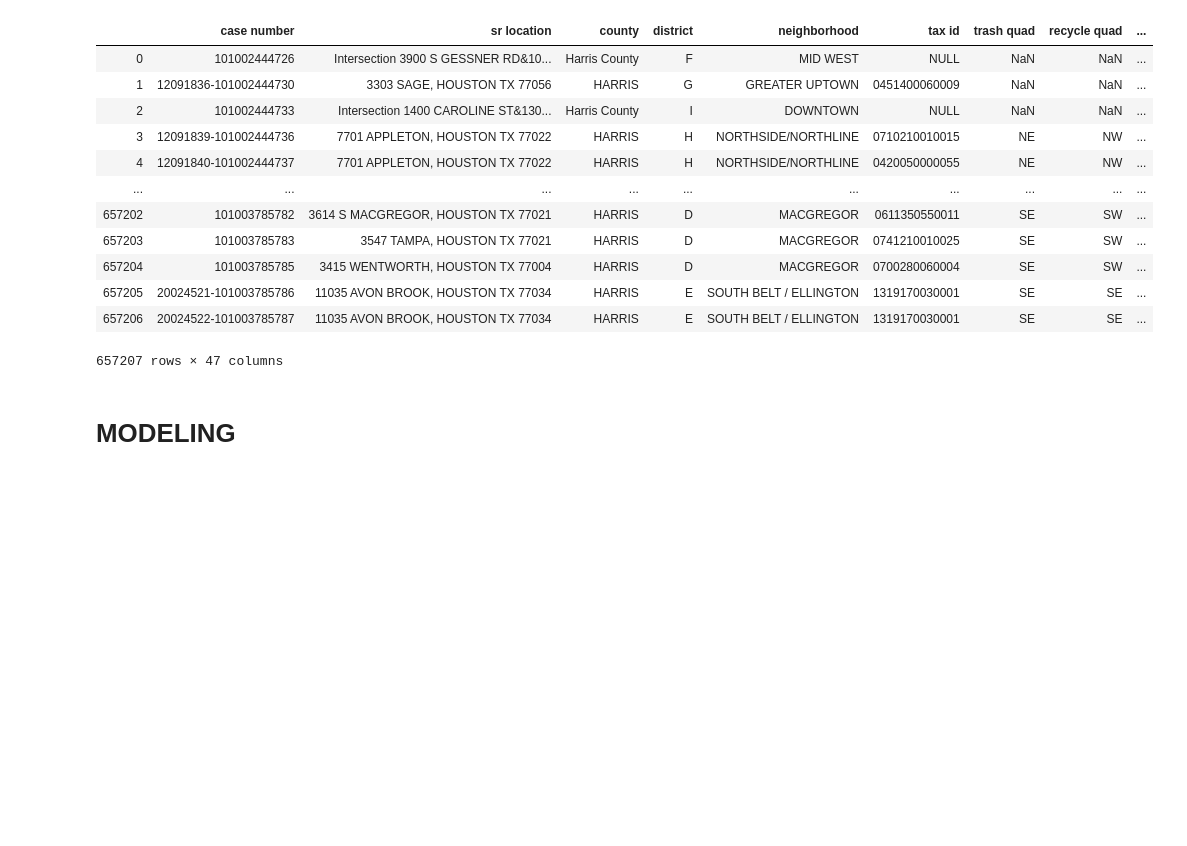
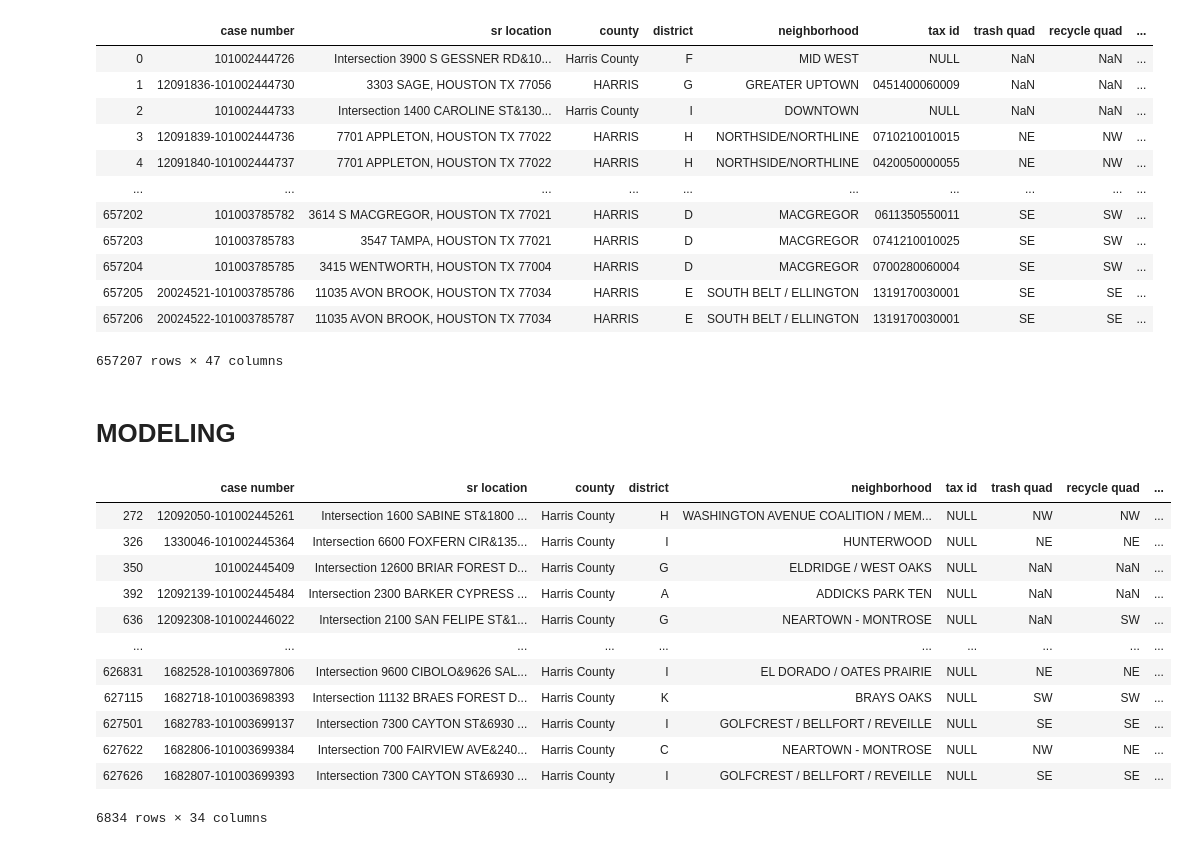
Before and after one commit to fpwirth/Final-Project, a Jupyter notebook: Notebooks/Modeling Notebook.ipynb, the cells around one changed output. Drawn from its saved outputs; the diff is of its cells as text; code cells hidden in the pictures; blank space fills up the shorter version.

Commit message:
Major code fix affecting missing zipcodes

```diff
--- a/Notebooks/Modeling Notebook.ipynb
+++ b/Notebooks/Modeling Notebook.ipynb
@@ -177,3 +177,20 @@ modeldata
 657207 rows × 47 columns
 # %% [markdown]
 # MODELING
+# %%
+nulldata=pd.isnull(topdata['zipcode'])
+topdata[nulldata]
+# %% [output]
+|  | case number | sr location | county | district | neighborhood | tax id | trash quad | recycle quad | ... |
+| 272 | 12092050-101002445261 | Intersection 1600 SABINE ST&1800 ... | Harris County | H | WASHINGTON AVENUE COALITION / MEM... | NULL | NW | NW | ... |
+| 326 | 1330046-101002445364 | Intersection 6600 FOXFERN CIR&135... | Harris County | I | HUNTERWOOD | NULL | NE | NE | ... |
+| 350 | 101002445409 | Intersection 12600 BRIAR FOREST D... | Harris County | G | ELDRIDGE / WEST OAKS | NULL | NaN | NaN | ... |
+| 392 | 12092139-101002445484 | Intersection 2300 BARKER CYPRESS ... | Harris County | A | ADDICKS PARK TEN | NULL | NaN | NaN | ... |
+| 636 | 12092308-101002446022 | Intersection 2100 SAN FELIPE ST&1... | Harris County | G | NEARTOWN - MONTROSE | NULL | NaN | SW | ... |
+| ... | ... | ... | ... | ... | ... | ... | ... | ... | ... |
+| 626831 | 1682528-101003697806 | Intersection 9600 CIBOLO&9626 SAL... | Harris County | I | EL DORADO / OATES PRAIRIE | NULL | NE | NE | ... |
+| 627115 | 1682718-101003698393 | Intersection 11132 BRAES FOREST D... | Harris County | K | BRAYS OAKS | NULL | SW | SW | ... |
+| 627501 | 1682783-101003699137 | Intersection 7300 CAYTON ST&6930 ... | Harris County | I | GOLFCREST / BELLFORT / REVEILLE | NULL | SE | SE | ... |
+| 627622 | 1682806-101003699384 | Intersection 700 FAIRVIEW AVE&240... | Harris County | C | NEARTOWN - MONTROSE | NULL | NW | NE | ... |
+| 627626 | 1682807-101003699393 | Intersection 7300 CAYTON ST&6930 ... | Harris County | I | GOLFCREST / BELLFORT / REVEILLE | NULL | SE | SE | ... |
+6834 rows × 34 columns
```
Also changed, not shown: 2 other files.
